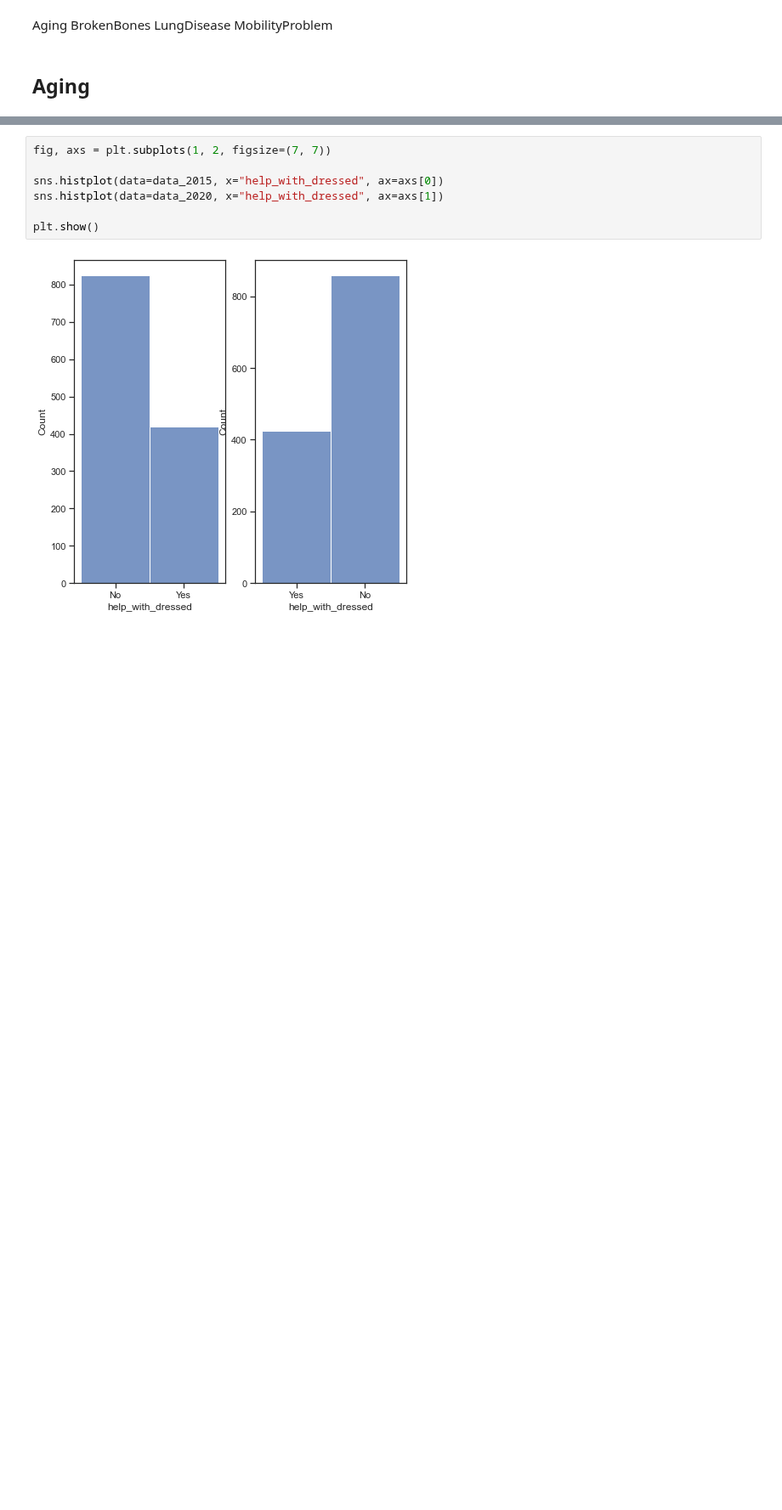
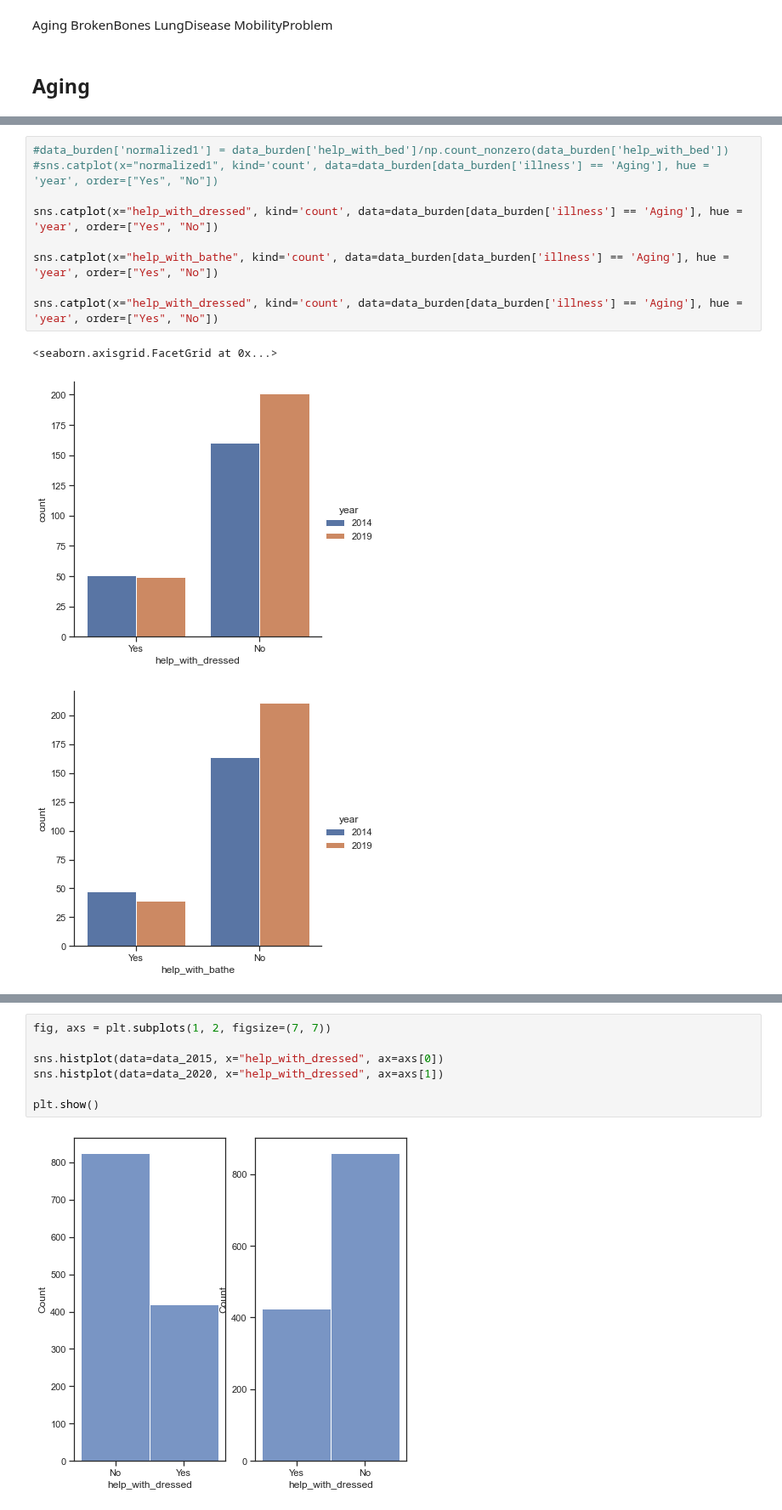
Before and after one commit to woonsupkim/BurdenofCare, a Jupyter notebook: burden.ipynb, the cells around one changed output, grey strips where cells are left out. Shown at 85% size. Saved outputs shown, nothing was run; the diff lists cells and outputs as text; blank space fills up the shorter version.

```diff
--- a/burden.ipynb
+++ b/burden.ipynb
@@ -400,0 +406,13 @@ plt.show()
+# %%
+#data_burden['normalized1'] = data_burden['help_with_bed']/np.count_nonzero(data_burden['help_with_bed'])
+#sns.catplot(x="normalized1", kind='count', data=data_burden[data_burden['illness'] == 'Aging'], hue = 'year', order=["Yes", "No"])
+
+sns.catplot(x="help_with_dressed", kind='count', data=data_burden[data_burden['illness'] == 'Aging'], hue = 'year', order=["Yes", "No"])
+
+sns.catplot(x="help_with_bathe", kind='count', data=data_burden[data_burden['illness'] == 'Aging'], hue = 'year', order=["Yes", "No"])
+
+sns.catplot(x="help_with_dressed", kind='count', data=data_burden[data_burden['illness'] == 'Aging'], hue = 'year', order=["Yes", "No"])
+# %% [output]
+<seaborn.axisgrid.FacetGrid at 0x...>
+[figure, added]
+[figure, added]
```
Also changed, not shown: parts of 4 cells of this notebook.
